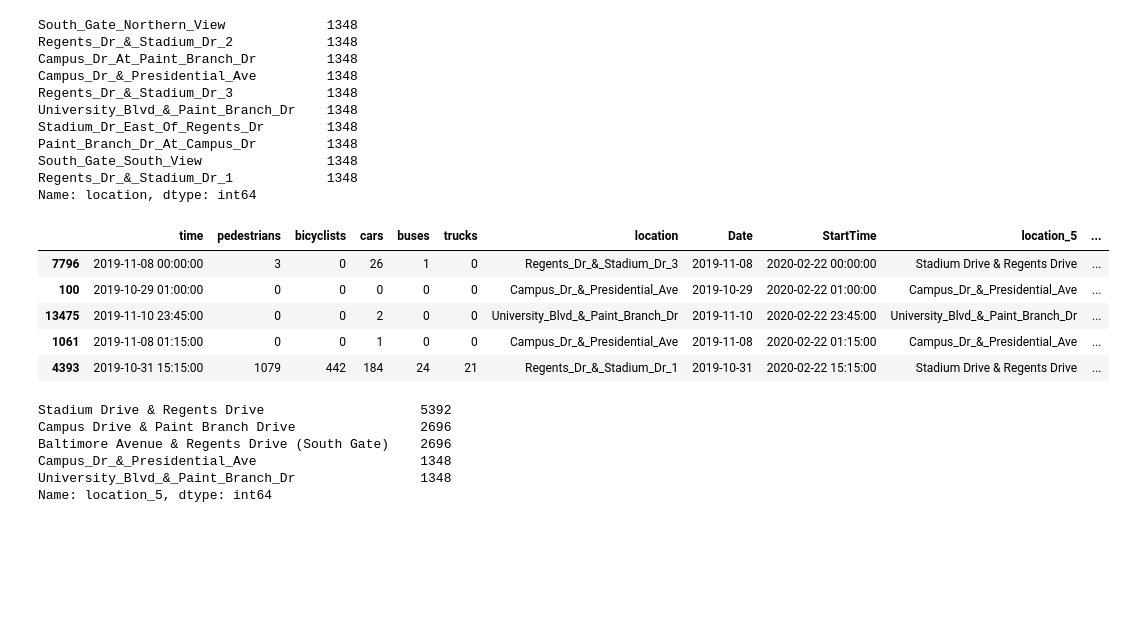
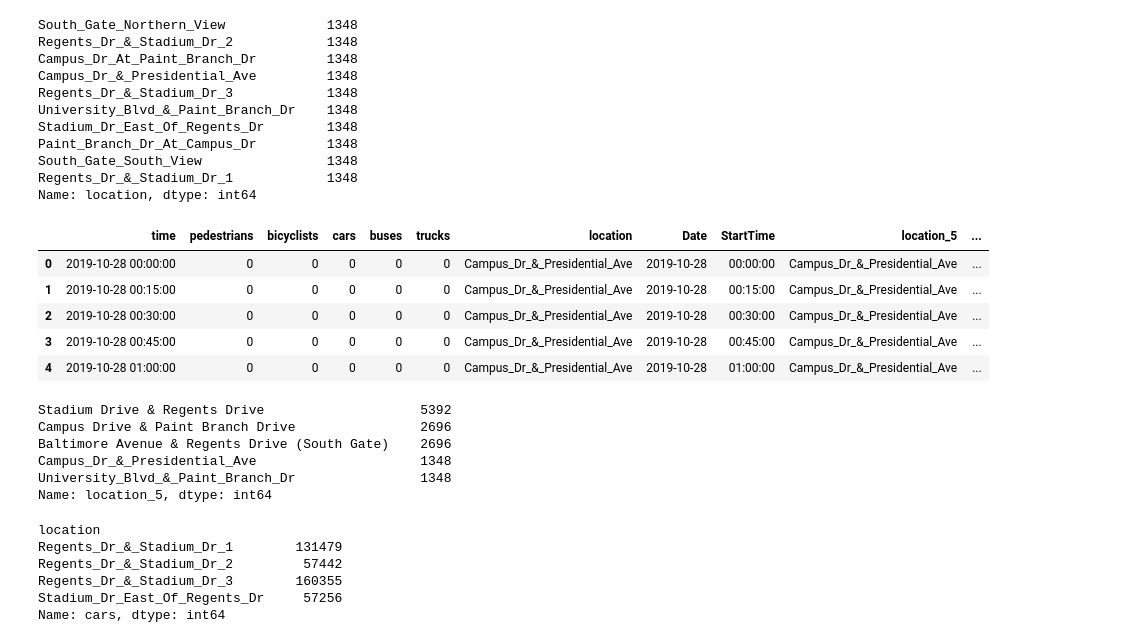
Before and after one commit to bjcthatisme/Challenge_DC20018, a Jupyter notebook: DOTS.ipynb, the cells around one changed output. Saved outputs shown, nothing was run; the diff lists cells and outputs as text; code cells hidden in the pictures; blank space fills up the shorter version.

```diff
--- a/DOTS.ipynb
+++ b/DOTS.ipynb
@@ -22,11 +22,10 @@ Dots.sample(5)
 Dots['Date'] = Dots['time'].str[:10]
 Dots['Date'] = pd.to_datetime(Dots['Date'])
 #pd.to_datetime(Dots['Date'], format='%Y%m%d')
-# %%
-Dots['StartTime'] = Dots['time'].str[11:19]
-Dots['StartTime'] = pd.to_datetime(Dots['StartTime'])
 # %%
 Dots['time'] = pd.to_datetime(Dots['time'].str[:10]+' '+Dots['time'].str[11:19])
+# %%
+Dots['StartTime'] = Dots['time'].apply(lambda x: x.time())
 # %%
 Dots['location'].value_counts()
 # %% [output]
@@ -56,14 +55,14 @@ Dots['location_5'] = Dots['location'].apply(loca_into_five)
 # %%
 Dots['weekday'] = Dots['Date'].apply(lambda x: x.weekday()+1)
 # %%
-Dots.sample(5)
+Dots.head(5)
 # %% [output]
 |  | time | pedestrians | bicyclists | cars | buses | trucks | location | Date | StartTime | location_5 | ... |
-| 7796 | 2019-11-08 00:00:00 | 3 | 0 | 26 | 1 | 0 | Regents_Dr_&_Stadium_Dr_3 | 2019-11-08 | 2020-02-22 00:00:00 | Stadium Drive & Regents Drive | ... |
-| 100 | 2019-10-29 01:00:00 | 0 | 0 | 0 | 0 | 0 | Campus_Dr_&_Presidential_Ave | 2019-10-29 | 2020-02-22 01:00:00 | Campus_Dr_&_Presidential_Ave | ... |
-| 13475 | 2019-11-10 23:45:00 | 0 | 0 | 2 | 0 | 0 | University_Blvd_&_Paint_Branch_Dr | 2019-11-10 | 2020-02-22 23:45:00 | University_Blvd_&_Paint_Branch_Dr | ... |
-| 1061 | 2019-11-08 01:15:00 | 0 | 0 | 1 | 0 | 0 | Campus_Dr_&_Presidential_Ave | 2019-11-08 | 2020-02-22 01:15:00 | Campus_Dr_&_Presidential_Ave | ... |
-| 4393 | 2019-10-31 15:15:00 | 1079 | 442 | 184 | 24 | 21 | Regents_Dr_&_Stadium_Dr_1 | 2019-10-31 | 2020-02-22 15:15:00 | Stadium Drive & Regents Drive | ... |
+| 0 | 2019-10-28 00:00:00 | 0 | 0 | 0 | 0 | 0 | Campus_Dr_&_Presidential_Ave | 2019-10-28 | 00:00:00 | Campus_Dr_&_Presidential_Ave | ... |
+| 1 | 2019-10-28 00:15:00 | 0 | 0 | 0 | 0 | 0 | Campus_Dr_&_Presidential_Ave | 2019-10-28 | 00:15:00 | Campus_Dr_&_Presidential_Ave | ... |
+| 2 | 2019-10-28 00:30:00 | 0 | 0 | 0 | 0 | 0 | Campus_Dr_&_Presidential_Ave | 2019-10-28 | 00:30:00 | Campus_Dr_&_Presidential_Ave | ... |
+| 3 | 2019-10-28 00:45:00 | 0 | 0 | 0 | 0 | 0 | Campus_Dr_&_Presidential_Ave | 2019-10-28 | 00:45:00 | Campus_Dr_&_Presidential_Ave | ... |
+| 4 | 2019-10-28 01:00:00 | 0 | 0 | 0 | 0 | 0 | Campus_Dr_&_Presidential_Ave | 2019-10-28 | 01:00:00 | Campus_Dr_&_Presidential_Ave | ... |
 # %%
 Dots['location_5'].value_counts()
 # %% [output]
@@ -73,6 +72,15 @@ Baltimore Avenue & Regents Drive (South Gate)    2696
 Campus_Dr_&_Presidential_Ave                     1348
 University_Blvd_&_Paint_Branch_Dr                1348
 Name: location_5, dtype: int64
+# %%
+Dots[Dots['location_5']=='Stadium Drive & Regents Drive'].groupby(['location'])['cars'].sum()
+# %% [output]
+location
+Regents_Dr_&_Stadium_Dr_1        131479
+Regents_Dr_&_Stadium_Dr_2         57442
+Regents_Dr_&_Stadium_Dr_3        160355
+Stadium_Dr_East_Of_Regents_Dr     57256
+Name: cars, dtype: int64
 # %%
 import os
 if not os.path.exists("figs"):
```
Also changed, not shown: parts of 8 cells of this notebook.
